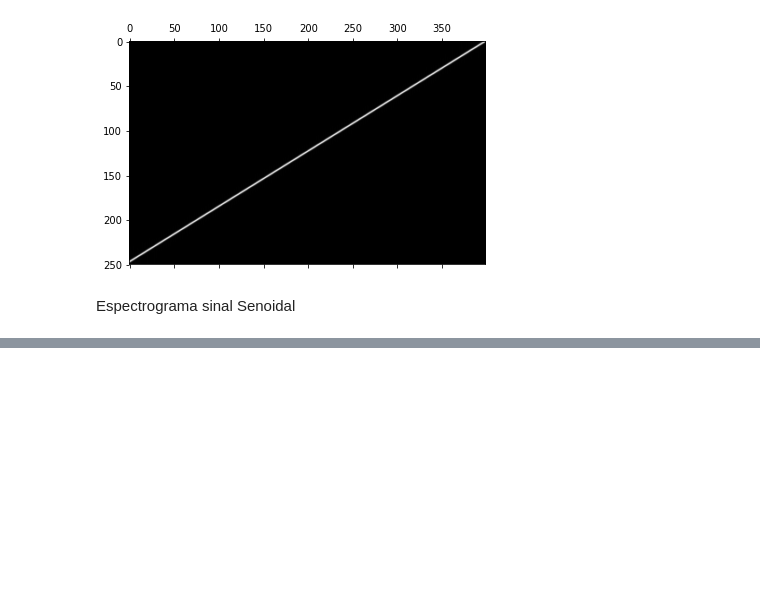
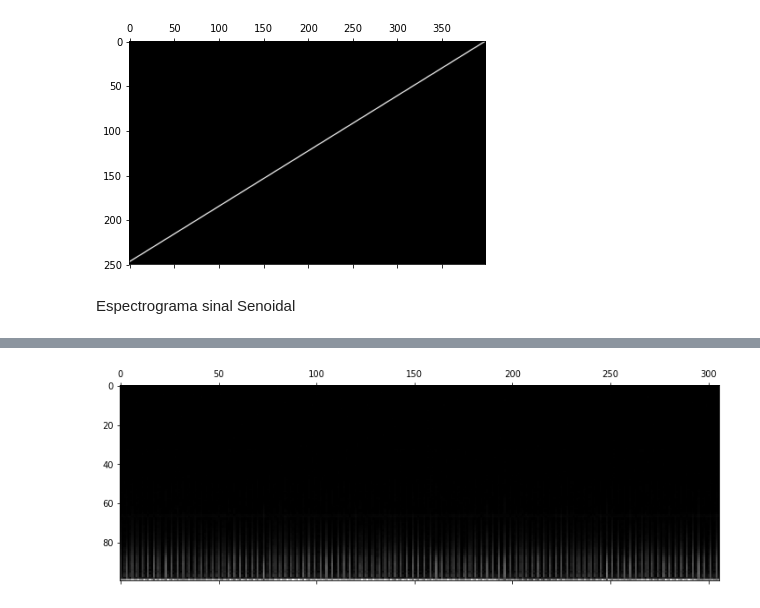
Before and after one commit to Gabrielzaraki/PSB_2018, a Jupyter notebook: Spectrogram.ipynb, the cells around one changed output, grey strips where cells are left out. Saved outputs shown, nothing was run; the diff lists cells and outputs as text; code cells hidden in the pictures; blank space fills up the shorter version.

```diff
--- a/Spectrogram.ipynb
+++ b/Spectrogram.ipynb
@@ -20,11 +17,10 @@ def cria_matriz(sinal, janela, passo):
         amostras = sinal[init:(init + janela)]
         if(len(amostras) == janela):
             amostras = amostras[::-1]
-            amostras = abs(np.fft.fftshift(np.fft.fft(amostras * win)))
+            amostras = abs(np.fft.fftshift(np.fft.fft(amostras * win)))**2
             M = np.append(M,amostras)
             init += passo
             a += 1
-            test = len(amostras)
         else:
             break
 
@@ -68,0 +71,7 @@ matshow(B,cmap='gray',interpolation='bilinear')
+# %%
+C = cria_matriz(x1, 200,100)
+# %%
+matshow(C,cmap='gray')
+plt.savefig('spce_ecg.png', dpi=900, format = 'png')
+# %% [output]
+[figure, added]
```
Also changed, not shown: parts of 9 cells of this notebook, 5 other files.
